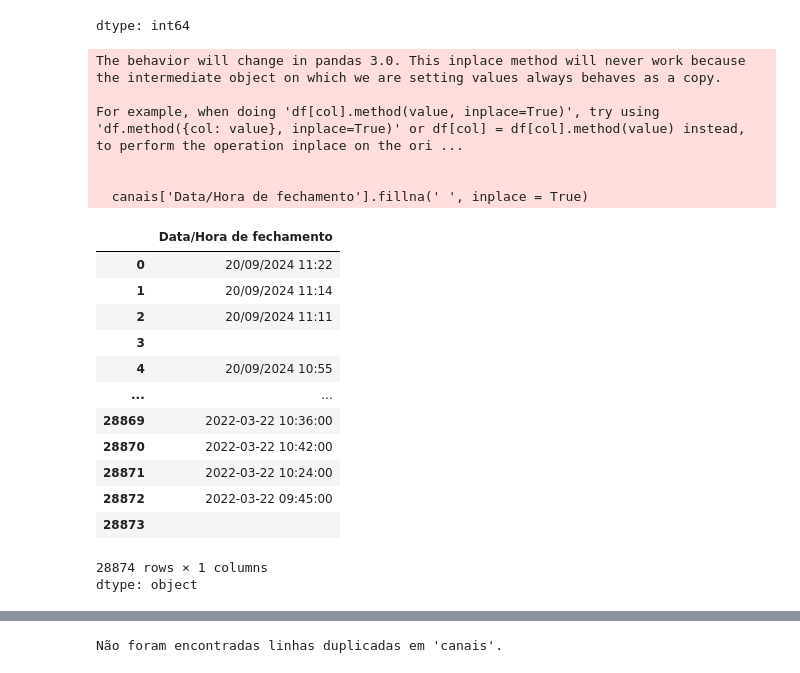
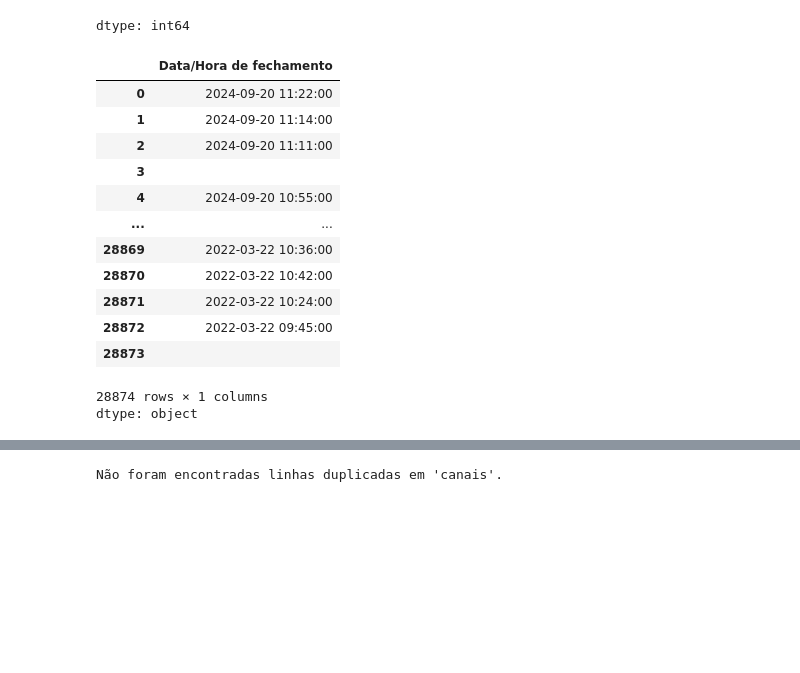
Before and after one commit to nataliaboaventura/customerservice, a Jupyter notebook: CustomerService.ipynb, the cells around one changed output, grey strips where cells are left out. Cells and saved outputs as stored; diff of their text form; code cells hidden in the pictures; blank space fills up the shorter version.

```diff
--- a/CustomerService.ipynb
+++ b/CustomerService.ipynb
@@ -700,29 +691,23 @@ canais.isnull().sum().sort_values(ascending=False)
 dtype: int64
 # %%
 #Substituindo valores nulos da coluna Data/Hora de fechamento
+canais['Data/Hora de fechamento'] = canais['Data/Hora de fechamento'].fillna(' ')
 
-canais['Data/Hora de fechamento'].fillna(' ', inplace = True)
 canais['Data/Hora de fechamento']
 # %% [output]
+|  | Data/Hora de fechamento |
+| 0 | 2024-09-20 11:22:00 |
+| 1 | 2024-09-20 11:14:00 |
+| 2 | 2024-09-20 11:11:00 |
+| 3 |  |
+| 4 | 2024-09-20 10:55:00 |
+| ... | ... |
+| 28869 | 2022-03-22 10:36:00 |
+| 28870 | 2022-03-22 10:42:00 |
+| 28871 | 2022-03-22 10:24:00 |
+| 28872 | 2022-03-22 09:45:00 |
+| 28873 |  |
-The behavior will change in pandas 3.0. This inplace method will never work because the intermediate object on which we are setting values always behaves as a copy.
-
-For example, when doing 'df[col].method(value, inplace=True)', try using 'df.method({col: value}, inplace=True)' or df[col] = df[col].method(value) instead, to perform the operation inplace on the ori ...
-
-
-  canais['Data/Hora de fechamento'].fillna(' ', inplace = True)
+28874 rows × 1 columns
+dtype: object
-|  | Data/Hora de fechamento |
-| 0 | 20/09/2024 11:22 |
-| 1 | 20/09/2024 11:14 |
-| 2 | 20/09/2024 11:11 |
-| 3 |  |
-| 4 | 20/09/2024 10:55 |
-| ... | ... |
-| 28869 | 2022-03-22 10:36:00 |
-| 28870 | 2022-03-22 10:42:00 |
-| 28871 | 2022-03-22 10:24:00 |
-| 28872 | 2022-03-22 09:45:00 |
-| 28873 |  |
-28874 rows × 1 columns
-dtype: object
 # %%
 #Substituindo Nulos pela palavra 'Não'
```
Also changed, not shown: parts of 4 cells of this notebook.
